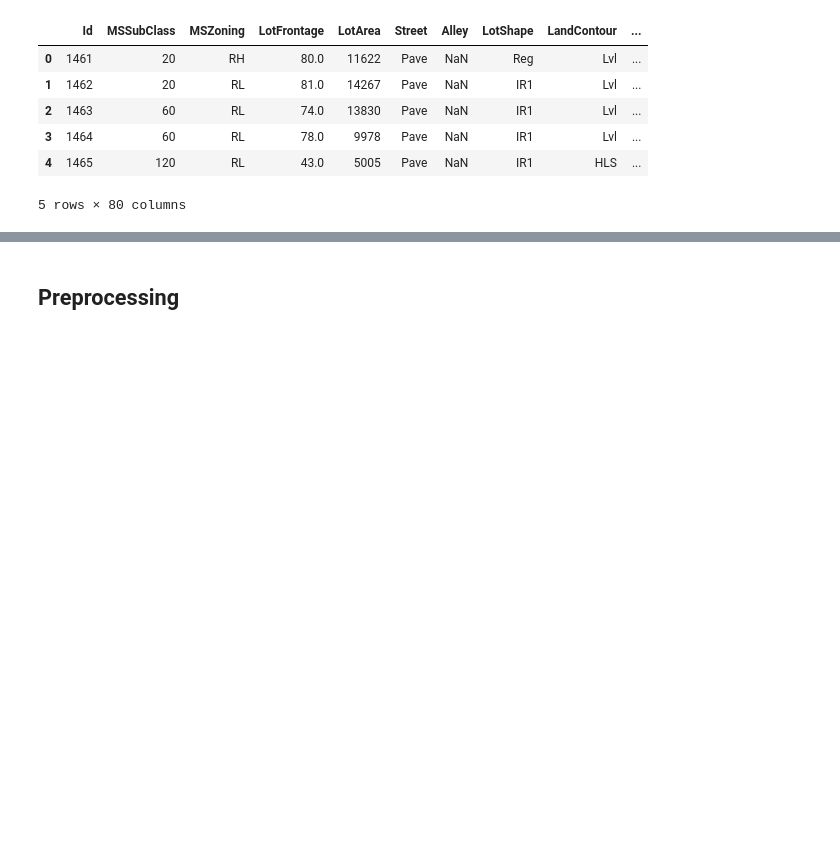
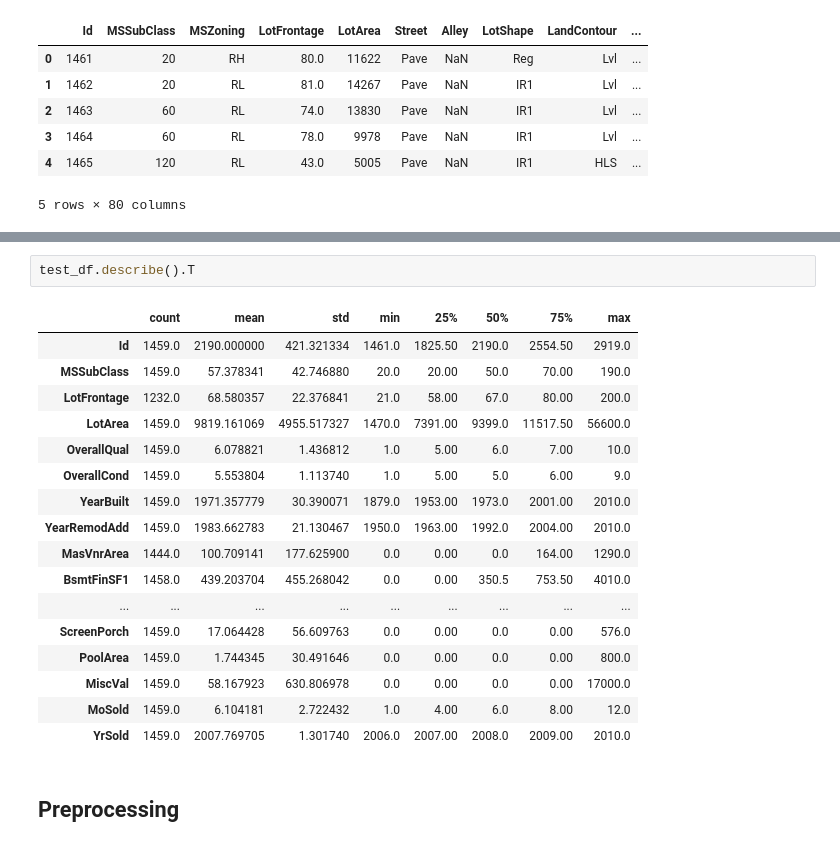
Before and after one commit to juniorworku/PRODIGY_ML_01, a Jupyter notebook: notebook/house_price_prediction.ipynb, the cells around one changed output, grey strips where cells are left out. Drawn from its saved outputs; the diff is of its cells as text; blank space fills up the shorter version.

```diff
--- a/notebook/house_price_prediction.ipynb
+++ b/notebook/house_price_prediction.ipynb
@@ -39,3 +107,23 @@ test_df.head()
+# %%
+test_df.describe().T
+# %% [output]
+|  | count | mean | std | min | 25% | 50% | 75% | max |
+| Id | 1459.0 | 2190.000000 | 421.321334 | 1461.0 | 1825.50 | 2190.0 | 2554.50 | 2919.0 |
+| MSSubClass | 1459.0 | 57.378341 | 42.746880 | 20.0 | 20.00 | 50.0 | 70.00 | 190.0 |
+| LotFrontage | 1232.0 | 68.580357 | 22.376841 | 21.0 | 58.00 | 67.0 | 80.00 | 200.0 |
+| LotArea | 1459.0 | 9819.161069 | 4955.517327 | 1470.0 | 7391.00 | 9399.0 | 11517.50 | 56600.0 |
+| OverallQual | 1459.0 | 6.078821 | 1.436812 | 1.0 | 5.00 | 6.0 | 7.00 | 10.0 |
+| OverallCond | 1459.0 | 5.553804 | 1.113740 | 1.0 | 5.00 | 5.0 | 6.00 | 9.0 |
+| YearBuilt | 1459.0 | 1971.357779 | 30.390071 | 1879.0 | 1953.00 | 1973.0 | 2001.00 | 2010.0 |
+| YearRemodAdd | 1459.0 | 1983.662783 | 21.130467 | 1950.0 | 1963.00 | 1992.0 | 2004.00 | 2010.0 |
+| MasVnrArea | 1444.0 | 100.709141 | 177.625900 | 0.0 | 0.00 | 0.0 | 164.00 | 1290.0 |
+| BsmtFinSF1 | 1458.0 | 439.203704 | 455.268042 | 0.0 | 0.00 | 350.5 | 753.50 | 4010.0 |
+| ... | ... | ... | ... | ... | ... | ... | ... | ... |
+| ScreenPorch | 1459.0 | 17.064428 | 56.609763 | 0.0 | 0.00 | 0.0 | 0.00 | 576.0 |
+| PoolArea | 1459.0 | 1.744345 | 30.491646 | 0.0 | 0.00 | 0.0 | 0.00 | 800.0 |
+| MiscVal | 1459.0 | 58.167923 | 630.806978 | 0.0 | 0.00 | 0.0 | 0.00 | 17000.0 |
+| MoSold | 1459.0 | 6.104181 | 2.722432 | 1.0 | 4.00 | 6.0 | 8.00 | 12.0 |
+| YrSold | 1459.0 | 2007.769705 | 1.301740 | 2006.0 | 2007.00 | 2008.0 | 2009.00 | 2010.0 |
 # %% [markdown]
 ## Preprocessing
 # %%
```
Also changed, not shown: parts of 10 cells of this notebook.
